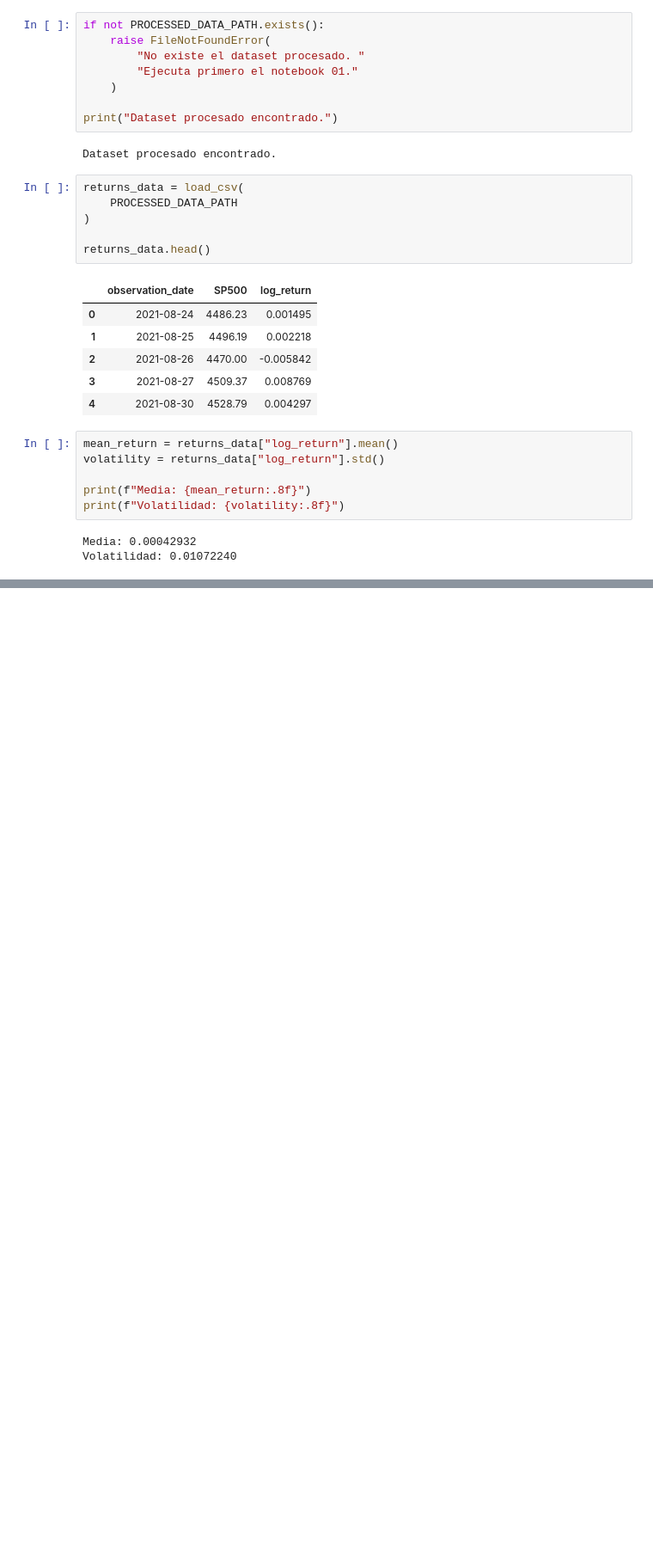
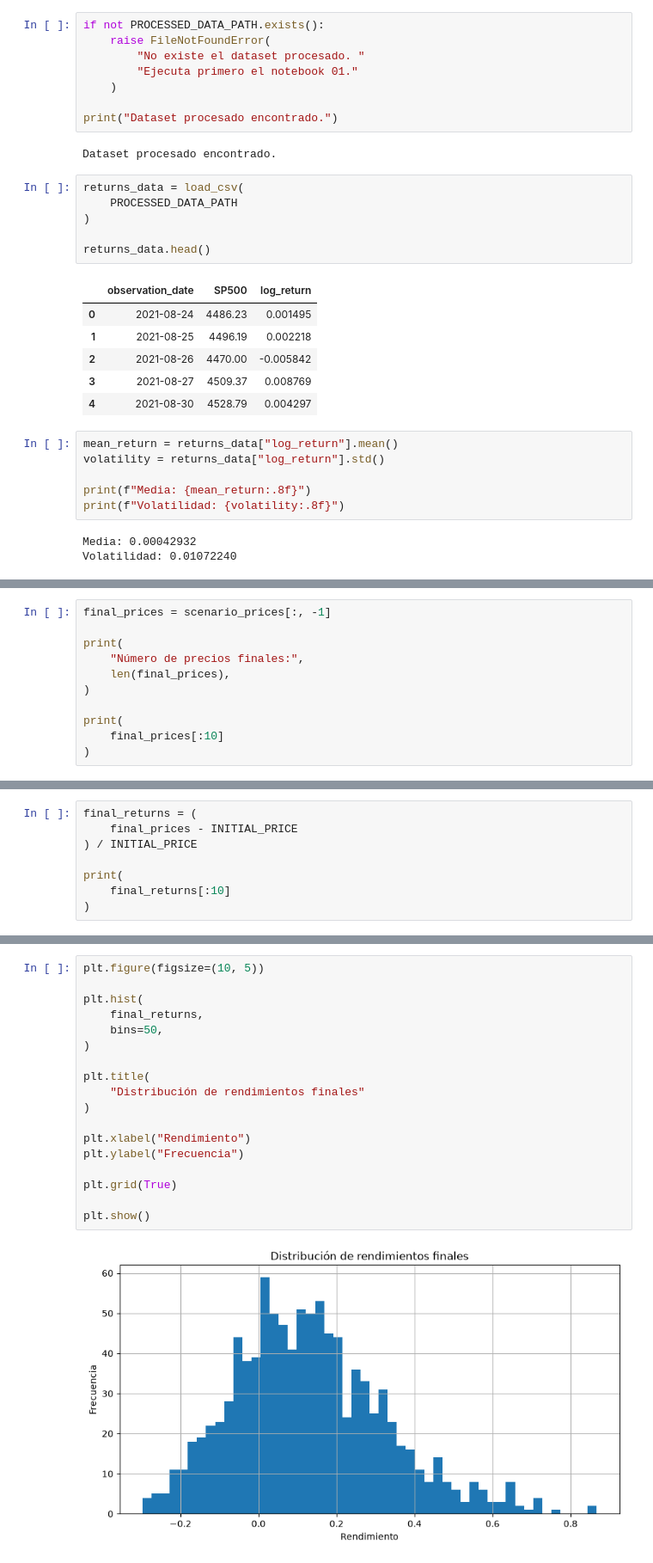
Before and after one commit to 010213reyes/Parallel-Financial-Risk-Simulator, a Jupyter notebook: notebooks/02_modelado_escenarios.ipynb, the cells around one changed output, grey strips where cells are left out. Shown at 86% size. Saved outputs shown, nothing was run; the diff lists cells and outputs as text; blank space fills up the shorter version.

```diff
--- a/notebooks/02_modelado_escenarios.ipynb
+++ b/notebooks/02_modelado_escenarios.ipynb
@@ -75,0 +233,11 @@ Volatilidad: 0.01072240
+# %%
+final_prices = scenario_prices[:, -1]
+
+print(
+    "Número de precios finales:",
+    len(final_prices),
+)
+
+print(
+    final_prices[:10]
+)
@@ -75,0 +248,8 @@ Volatilidad: 0.01072240
+# %%
+final_returns = (
+    final_prices - INITIAL_PRICE
+) / INITIAL_PRICE
+
+print(
+    final_returns[:10]
+)
@@ -75,0 +310,20 @@ Volatilidad: 0.01072240
+# %%
+plt.figure(figsize=(10, 5))
+
+plt.hist(
+    final_returns,
+    bins=50,
+)
+
+plt.title(
+    "Distribución de rendimientos finales"
+)
+
+plt.xlabel("Rendimiento")
+plt.ylabel("Frecuencia")
+
+plt.grid(True)
+
+plt.show()
+# %% [output]
+[figure, added]
```
Also changed, not shown: parts of 18 cells of this notebook.
